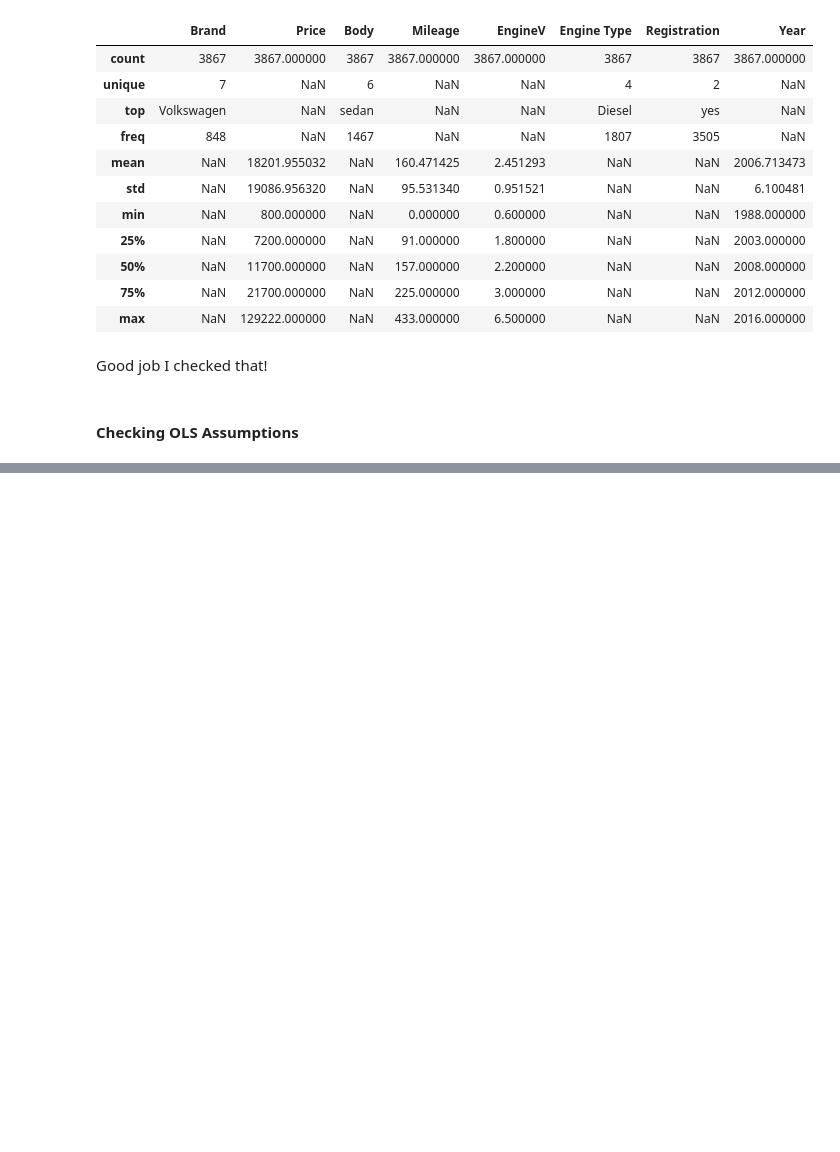
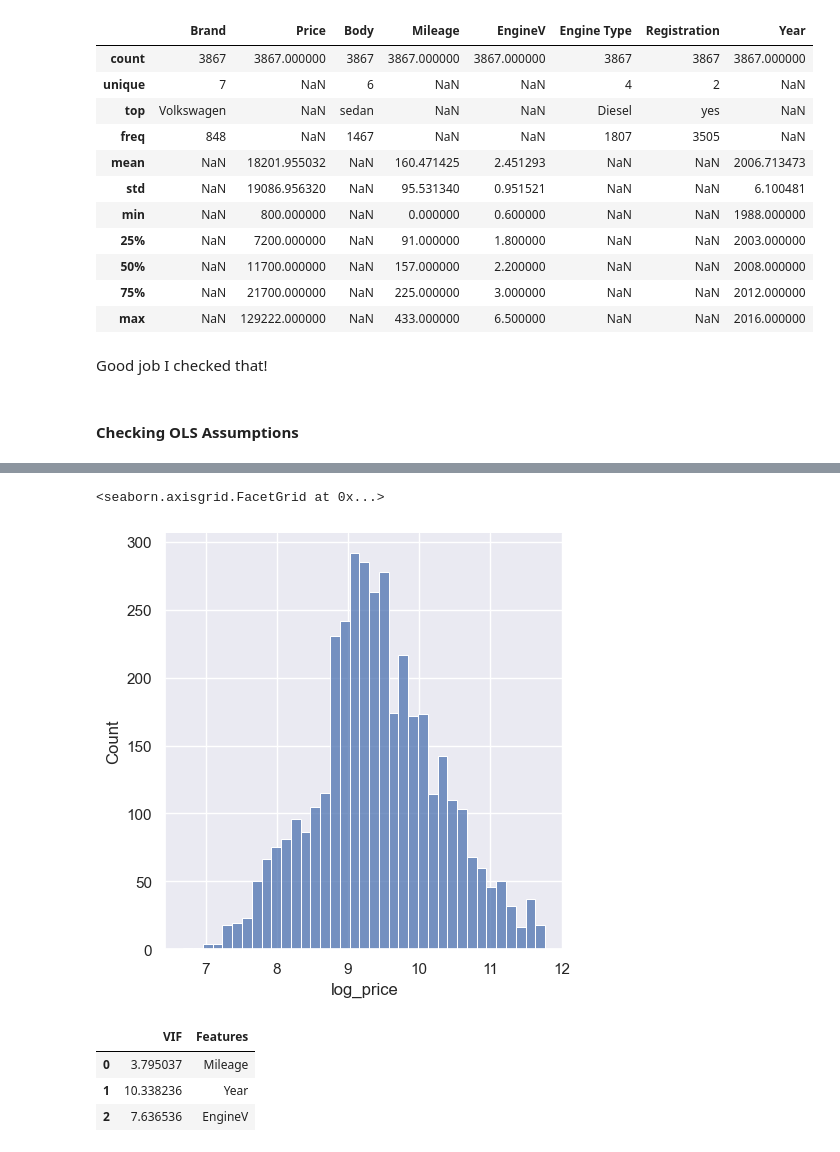
Before and after one commit to BenjaminDWood/car_sales, a Jupyter notebook: car_sales_preprocessing.ipynb, the cells around one changed output, grey strips where cells are left out. Drawn from its saved outputs; the diff is of its cells as text; code cells hidden in the pictures; blank space fills up the shorter version.

```diff
--- a/car_sales_preprocessing.ipynb
+++ b/car_sales_preprocessing.ipynb
@@ -260,0 +296,4 @@ df = df_clean.copy()
+# %%
+df_drop_price = df.copy()
+df_log = df.drop(columns='Price')
+df_log
@@ -260,0 +314,19 @@ df = df_clean.copy()
+# %%
+df = df_log.copy()
+# %%
+sns.displot(df['log_price'])
+# %% [output]
+<seaborn.axisgrid.FacetGrid at 0x...>
+[figure, added]
+# %%
+from statsmodels.stats.outliers_influence import variance_inflation_factor
+variables = df[['Mileage','Year','EngineV']]
+vif = pd.DataFrame()
+vif["VIF"] = [variance_inflation_factor(variables.values, i) for i in range(variables.shape[1])]
+vif['Features'] = variables.columns
+vif
+# %% [output]
+|  | VIF | Features |
+| 0 | 3.795037 | Mileage |
+| 1 | 10.338236 | Year |
+| 2 | 7.636536 | EngineV |
```
Also changed, not shown: parts of 19 cells of this notebook.
